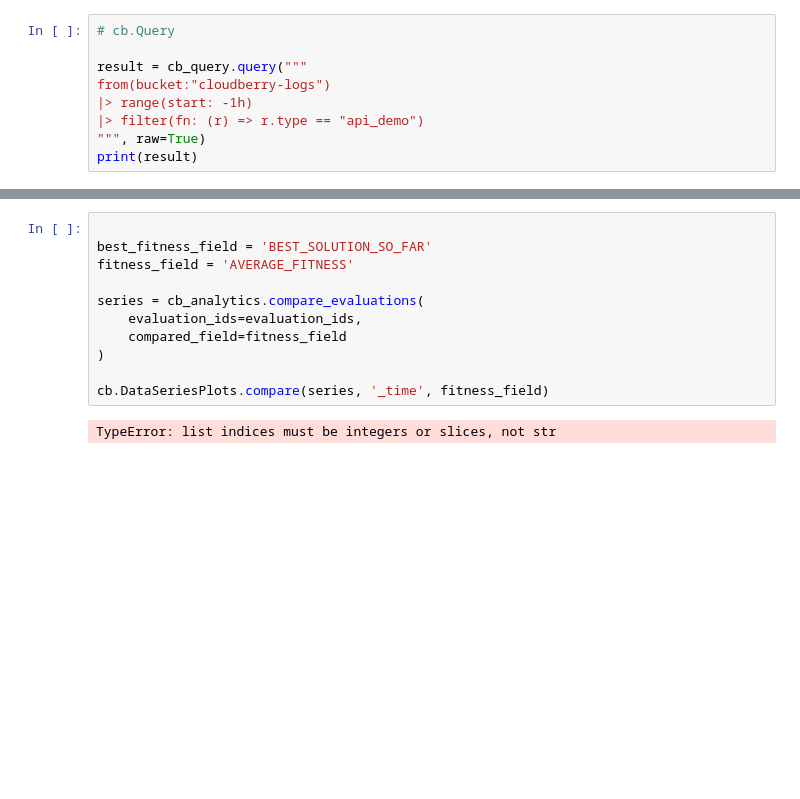
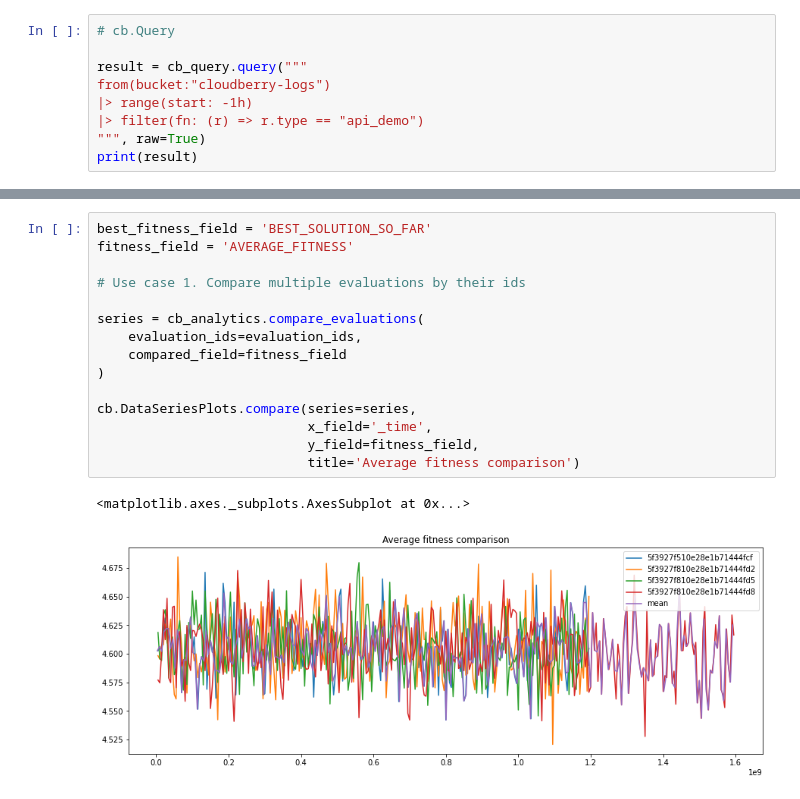
Before and after one commit to olliekrk/cloud-berry, a Jupyter notebook: cloudberry-py/example/cloudberry_demo.ipynb, the cells around one changed output, grey strips where cells are left out. Drawn from its saved outputs; the diff is of its cells as text; blank space fills up the shorter version.

```diff
--- a/cloudberry-py/example/cloudberry_demo.ipynb
+++ b/cloudberry-py/example/cloudberry_demo.ipynb
@@ -119,13 +117,18 @@ KeyError: 'seriesName'
 # %%
-
 best_fitness_field = 'BEST_SOLUTION_SO_FAR'
 fitness_field = 'AVERAGE_FITNESS'
+
+# Use case 1. Compare multiple evaluations by their ids
 
 series = cb_analytics.compare_evaluations(
     evaluation_ids=evaluation_ids,
     compared_field=fitness_field
 )
 
-cb.DataSeriesPlots.compare(series, '_time', fitness_field)
+cb.DataSeriesPlots.compare(series=series,
+                           x_field='_time',
+                           y_field=fitness_field,
+                           title='Average fitness comparison')
 # %% [output]
-TypeError: list indices must be integers or slices, not str
+<matplotlib.axes._subplots.AxesSubplot at 0x...>
+[figure, added]
```
Also changed, not shown: parts of 9 cells of this notebook, 10 other files.
